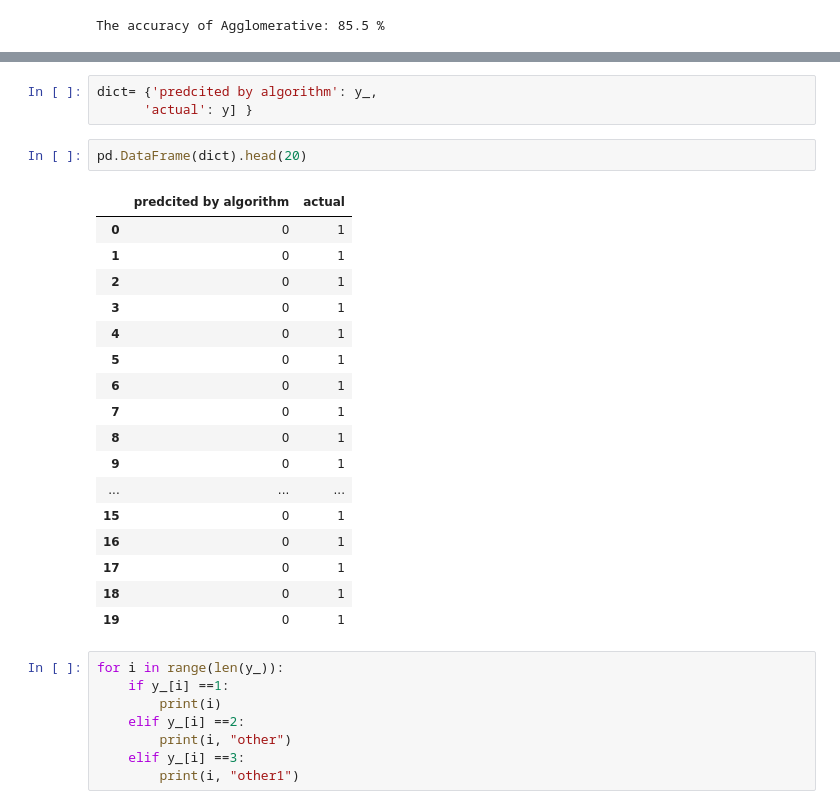
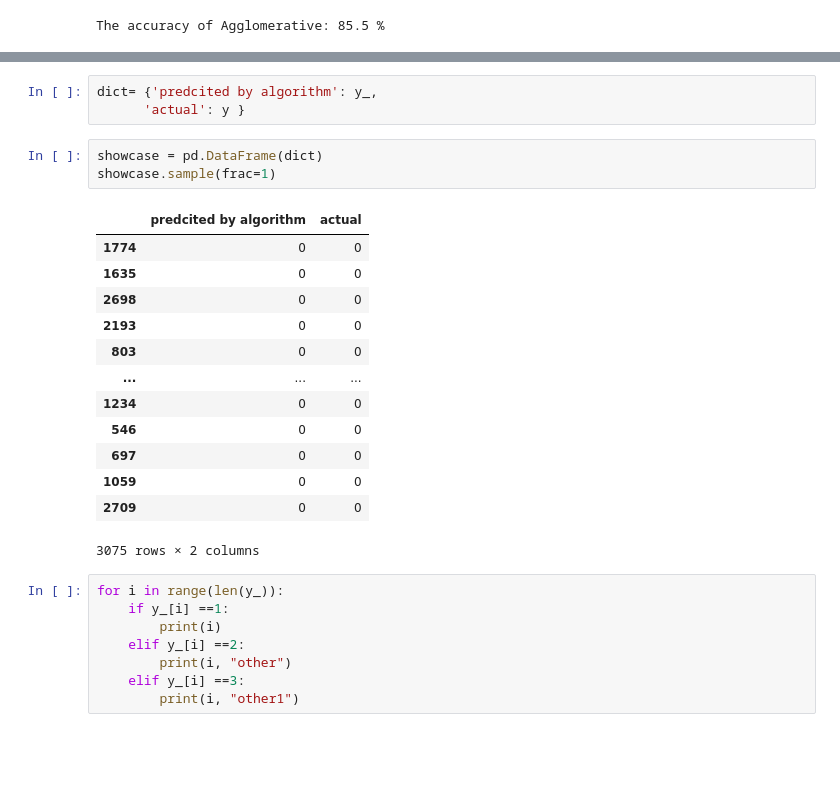
Before and after one commit to KatrineAshraf/Credit-Card-Fraudelty, a Jupyter notebook: Credit Card Fraudelty.ipynb, the cells around one changed output, grey strips where cells are left out. Drawn from its saved outputs; the diff is of its cells as text; blank space fills up the shorter version.

```diff
--- a/Credit Card Fraudelty.ipynb
+++ b/Credit Card Fraudelty.ipynb
@@ -136,26 +142,23 @@ Confusion matrix of Agglomerative:
 # %%
 dict= {'predcited by algorithm': y_,
-      'actual': y] }
+      'actual': y }
 # %%
-pd.DataFrame(dict).head(20)
+showcase = pd.DataFrame(dict)
+showcase.sample(frac=1)
 # %% [output]
 |  | predcited by algorithm | actual |
-| 0 | 0 | 1 |
-| 1 | 0 | 1 |
-| 2 | 0 | 1 |
-| 3 | 0 | 1 |
-| 4 | 0 | 1 |
-| 5 | 0 | 1 |
-| 6 | 0 | 1 |
-| 7 | 0 | 1 |
-| 8 | 0 | 1 |
-| 9 | 0 | 1 |
+| 1774 | 0 | 0 |
+| 1635 | 0 | 0 |
+| 2698 | 0 | 0 |
+| 2193 | 0 | 0 |
+| 803 | 0 | 0 |
 | ... | ... | ... |
-| 15 | 0 | 1 |
-| 16 | 0 | 1 |
-| 17 | 0 | 1 |
-| 18 | 0 | 1 |
-| 19 | 0 | 1 |
+| 1234 | 0 | 0 |
+| 546 | 0 | 0 |
+| 697 | 0 | 0 |
+| 1059 | 0 | 0 |
+| 2709 | 0 | 0 |
+3075 rows × 2 columns
 # %%
 for i in range(len(y_)):
     if y_[i] ==1:
```
Also changed, not shown: parts of 12 cells of this notebook.
